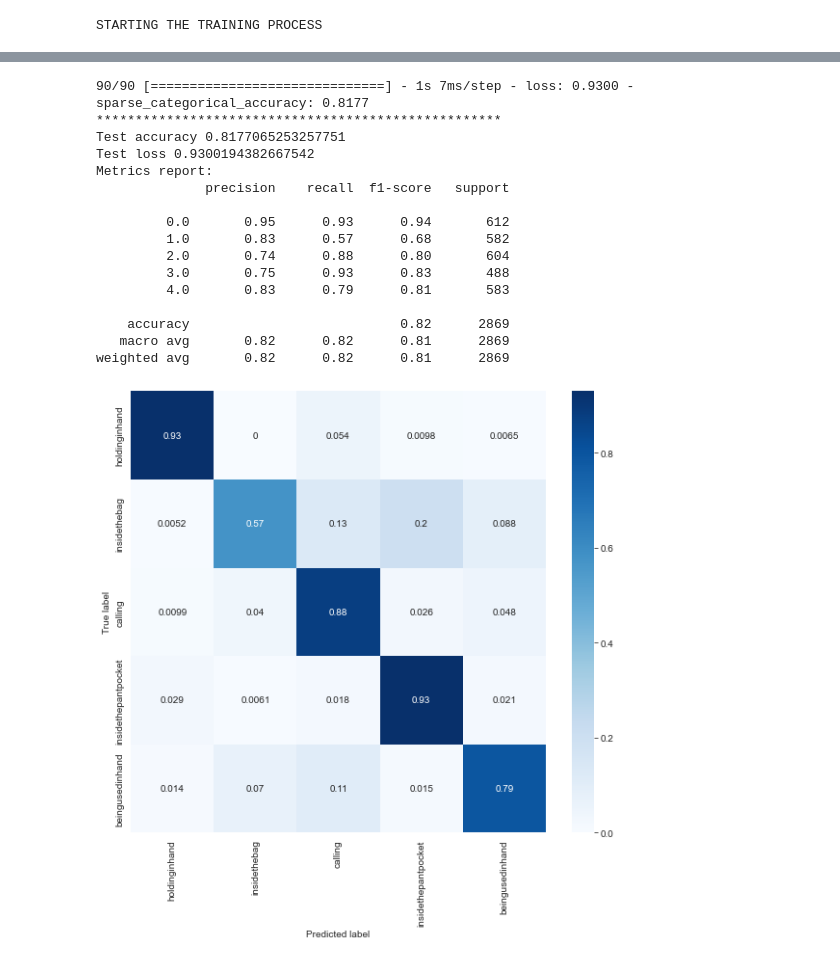
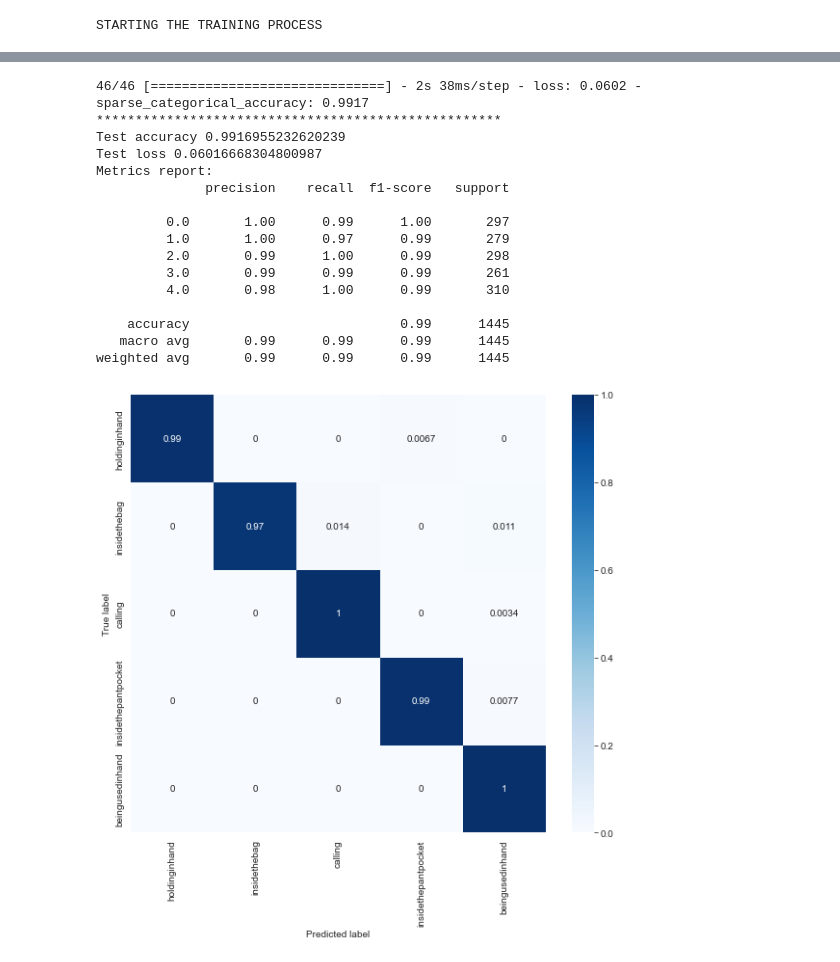
Before and after one commit to anhanh11001/context_transformer, a Jupyter notebook: models/training.ipynb, the cells around one changed output, grey strips where cells are left out. Drawn from its saved outputs; the diff is of its cells as text; code cells hidden in the pictures.

```diff
--- a/models/training.ipynb
+++ b/models/training.ipynb
@@ -55,12 +55,12 @@ Loss function: {loss_function}"""
 print_line_divider()
 print("Preparing data...")
 # x_train, y_train, x_test, y_test = get_train_test_data(supported_features, window_time_in_seconds, window_size)
-x_train, y_train, x_test, y_test = load_data_v3(
-    features = supported_features,
-    window_time_in_seconds = window_time_in_seconds,
-    window_size = window_size
-)
-# x_train, y_train, x_test, y_test = load_train_test_data_added_features_normalized()
+# x_train, y_train, x_test, y_test = load_data_v3(
+#     features = supported_features,
+#     window_time_in_seconds = window_time_in_seconds,
+#     window_size = window_size
+# )
+x_train, y_train, x_test, y_test = load_train_test_data_raw_normalized()
 print("Train data shape: " + str(x_train.shape) + " | Train label shape: " + str(y_train.shape))
 print("Test data shape: " + str(x_test.shape) + " | Test label shape: " + str(y_test.shape))
 print_line_divider()
@@ -263,5 +263,6 @@ plt.close()
 # %%
 # EVALUATION
+model = models.load_model(SAVED_BEST_MODEL)
 test_loss, test_acc = model.evaluate(x_test, y_test)
 print_line_divider()
 print("Test accuracy", test_acc)
@@ -272,42 +273,42 @@ y_pred = model.predict(x_test)
 y_pred = np.argmax(y_pred, axis=1)
 metrics_report = classification_report(y_test, y_pred)
 print("Metrics report: ")
 print(metrics_report)
 
 con_mat = tf.math.confusion_matrix(labels=y_test, predictions=y_pred).numpy()
 con_mat_norm = np.around(con_mat.astype('float') / con_mat.sum(axis=1)[:, np.newaxis], decimals=4)
 con_mat_df = pd.DataFrame(con_mat_norm, index=location_labels, columns=location_labels)
 figure = plt.figure(figsize=(8, 8))
 sns.heatmap(con_mat_df, annot=True, cmap=plt.cm.Blues)
 plt.tight_layout()
 plt.ylabel('True label')
 plt.xlabel('Predicted label')
 if log_writer.enabled:
     plt.savefig(os.path.join(log_writer.base_folder, "Accuracy.png"))
 plt.show()
 plt.close()
 
 log_writer.write("Test evaluation", line_divider=True)
 log_writer.write("Test accuracy: " + str(test_acc))
 log_writer.write("Test loss: " + str(test_loss))
 log_writer.write("Metric report: ")
 log_writer.write(metrics_report)
 log_writer.close()
 # %% [output]
-90/90 [==============================] - 1s 7ms/step - loss: 0.9300 - sparse_categorical_accuracy: 0.8177
+46/46 [==============================] - 2s 38ms/step - loss: 0.0602 - sparse_categorical_accuracy: 0.9917
 ****************************************************
-Test accuracy 0.8177065253257751
-Test loss 0.9300194382667542
+Test accuracy 0.9916955232620239
+Test loss 0.06016668304800987
 Metrics report:
               precision    recall  f1-score   support
 
-         0.0       0.95      0.93      0.94       612
-         1.0       0.83      0.57      0.68       582
-         2.0       0.74      0.88      0.80       604
-         3.0       0.75      0.93      0.83       488
-         4.0       0.83      0.79      0.81       583
+         0.0       1.00      0.99      1.00       297
+         1.0       1.00      0.97      0.99       279
+         2.0       0.99      1.00      0.99       298
+         3.0       0.99      0.99      0.99       261
+         4.0       0.98      1.00      0.99       310
 
-    accuracy                           0.82      2869
-   macro avg       0.82      0.82      0.81      2869
-weighted avg       0.82      0.82      0.81      2869
+    accuracy                           0.99      1445
+   macro avg       0.99      0.99      0.99      1445
+weighted avg       0.99      0.99      0.99      1445
-[figure, old version]
+[figure, new version]
```
Also changed, not shown: parts of 8 cells of this notebook, 16 other files.
